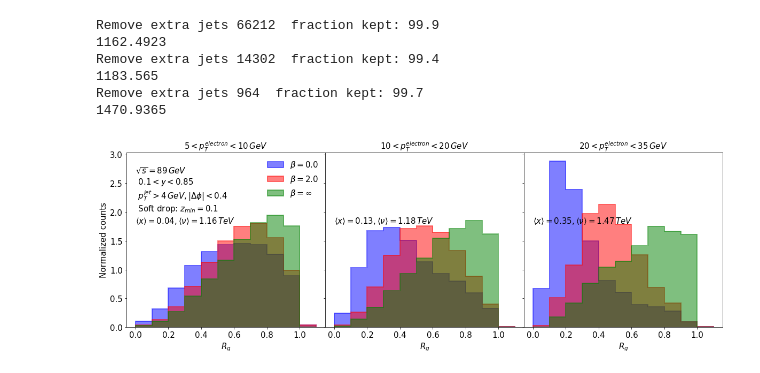
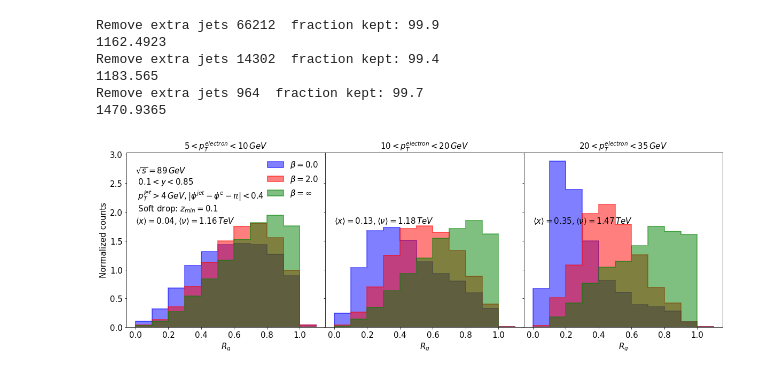
Before and after one commit to y-song/notebooks, a Jupyter notebook: delta_r.ipynb, the cells around one changed output. Cells and saved outputs as stored; diff of their text form; code cells hidden in the pictures.

Commit message:
Relabeled delta phi photon in terms of delta phi electron

```diff
--- a/delta_r.ipynb
+++ b/delta_r.ipynb
@@ -72,7 +72,7 @@ c3 = applyCut(c, '20 < pt_electron < 35', '20 < pt_electron < 35')
 # %%
 def plot_r(df_array, var_array, label_array, color_array):
     for i in range(0,len(var_array)):
-        fig = plt.hist(df_array[i][var_array[i]], label=label_array[i], range=(0,1.1), bins=55, histtype='step', fill=True, alpha=0.5, stacked=True, normed=True, color=color_array[i], linewidth=2)
+        fig = plt.hist(df_array[i][var_array[i]], label=label_array[i], range=(0,1.1), bins=11, histtype='step', fill=True, alpha=0.5, stacked=True, normed=True, color=color_array[i], linewidth=2)
     return fig
 # %%
 files = ["$HOME/EIC/output/105.root"]
@@ -150,32 +150,32 @@ fig = plt.figure(figsize=(20,6))
 plt.subplots_adjust(wspace=0, hspace=0)
 
 ax1 = plt.subplot(131)
 plot_r([c1,d1,e1], ['delta_R','delta_R','delta_R'], [r'$\beta=0.0$',r'$\beta=2.0$',r'$\beta=\infty$'], ['b','r','g'])
 plt.xlabel('$R_g$', fontsize=15)
 plt.ylabel('Normalized counts', fontsize=15)
 plt.xticks(fontsize=15)
 plt.yticks(fontsize=15)
 plt.text(0, 1.8, r'$\langle x \rangle = 0.04, \langle \nu \rangle = 1.16 \, TeV$',fontsize=15)
-plt.text(0, 2.0,'$\sqrt{s} = 89 \, GeV$ \n $0.1 < y < 0.85$ \n $p_T^{jet} > 4 \, GeV, |\Delta \phi| < 0.4$ \n Soft drop: $z_{min} = 0.1$', fontsize=15)
+plt.text(0, 2.0,'$\sqrt{s} = 89 \, GeV$ \n $0.1 < y < 0.85$ \n $p_T^{jet} > 4 \, GeV, |\phi^{jet} - \phi^e - \pi| < 0.4$ \n Soft drop: $z_{min} = 0.1$', fontsize=15)
 plt.legend(prop={'size': 15}, frameon=False, loc='best')
 plt.title('$5 < p_T^{electron} < 10 \, GeV$', fontsize=15)
 
 ax2 = plt.subplot(132, sharey=ax1)
 plot_r([c2,d2,e2], ['delta_R','delta_R','delta_R'], [r'$\beta=0.0$',r'$\beta=2.0$',r'$\beta=1000.0$'], ['b','r','g'])
 plt.xlabel('$R_g$', fontsize=15)
 plt.xticks(fontsize=15)
 plt.setp(ax2.get_yticklabels(), visible=False)
 plt.text(0, 1.8, r'$\langle x \rangle = 0.13, \langle \nu \rangle = 1.18 \, TeV$',fontsize=15)
 plt.title('$10 < p_T^{electron} < 20 \, GeV$', fontsize=15)
 
 ax3 = plt.subplot(133, sharey=ax1)
 plot_r([c3,d3,e3], ['delta_R','delta_R','delta_R'], [r'$\beta=0.0$',r'$\beta=2.0$',r'$\beta=1000.0$'], ['b','r','g'])
 plt.xlabel('$R_g$', fontsize=15)
 plt.xticks(fontsize=15)
 plt.setp(ax3.get_yticklabels(), visible=False)
 plt.text(0, 1.8, r'$\langle x \rangle = 0.35, \langle \nu \rangle = 1.47 \, TeV$',fontsize=15)
 plt.title('$20 < p_T^{electron} < 35 \, GeV$', fontsize=15)
 
 plt.savefig('images/deltar_1.pdf', bbox_inches='tight')
 # %% [output]
-[figure, old version]
+[figure, new version]
```
Also changed, not shown: parts of 4 cells of this notebook.
